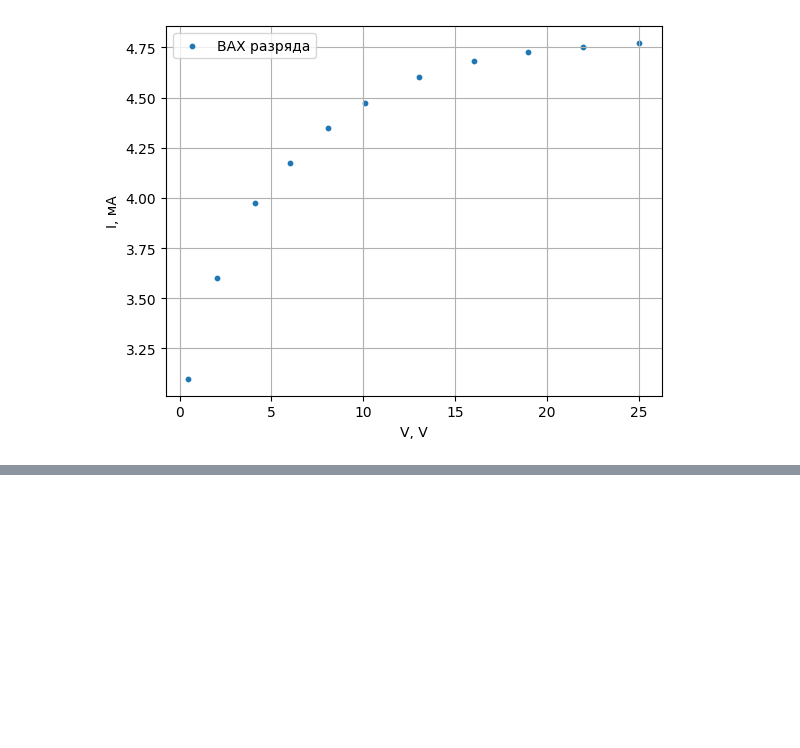
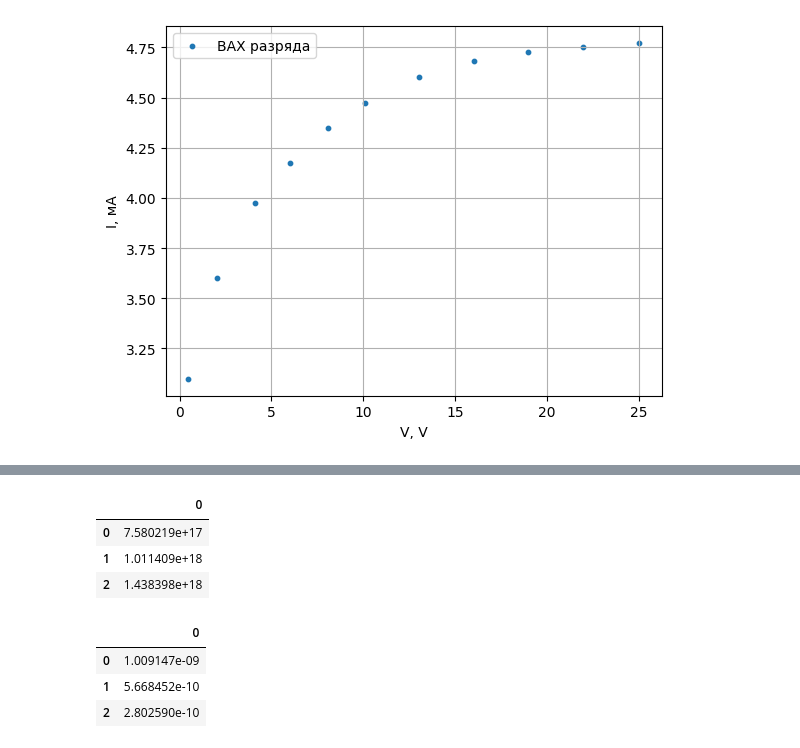
Before and after one commit to ILoveAlgorythms/labs, a Jupyter notebook: 3.5.1/data.ipynb, the cells around one changed output, grey strips where cells are left out. Cells and saved outputs as stored; diff of their text form; code cells hidden in the pictures; blank space fills up the shorter version.

```diff
--- a/3.5.1/data.ipynb
+++ b/3.5.1/data.ipynb
@@ -281,0 +330,5 @@ for x, y, i, c in ((ox, oy, 5, "blue"), (oxx, oyy, 3, "red"), (oxxx, oyyy, 1.5,
+# %%
+r_de=np.sqrt(K*T/(4*np.pi*n_e*(e**2)))
+print(r_de)
+r_d=np.sqrt(K*300/(4*np.pi*n_e*(e**2)))
+print(r_de.to_latex(), '\n', r_d.to_latex())
@@ -281,0 +353,18 @@ for x, y, i, c in ((ox, oy, 5, "blue"), (oxx, oyy, 3, "red"), (oxxx, oyyy, 1.5,
+# %%
+N_d=(4/3)*np.pi*r_d**3*n_e
+N_d
+# %% [output]
+|  | 0 |
+| 0 | 7.580219e+17 |
+| 1 | 1.011409e+18 |
+| 2 | 1.438398e+18 |
+# %%
+# P = 2мм рт ст
+P = 267
+alpha = n_e / (P/(K*300))
+alpha
+# %% [output]
+|  | 0 |
+| 0 | 1.009147e-09 |
+| 1 | 5.668452e-10 |
+| 2 | 2.802590e-10 |
```
Also changed, not shown: parts of 12 cells of this notebook, 31 other files.
